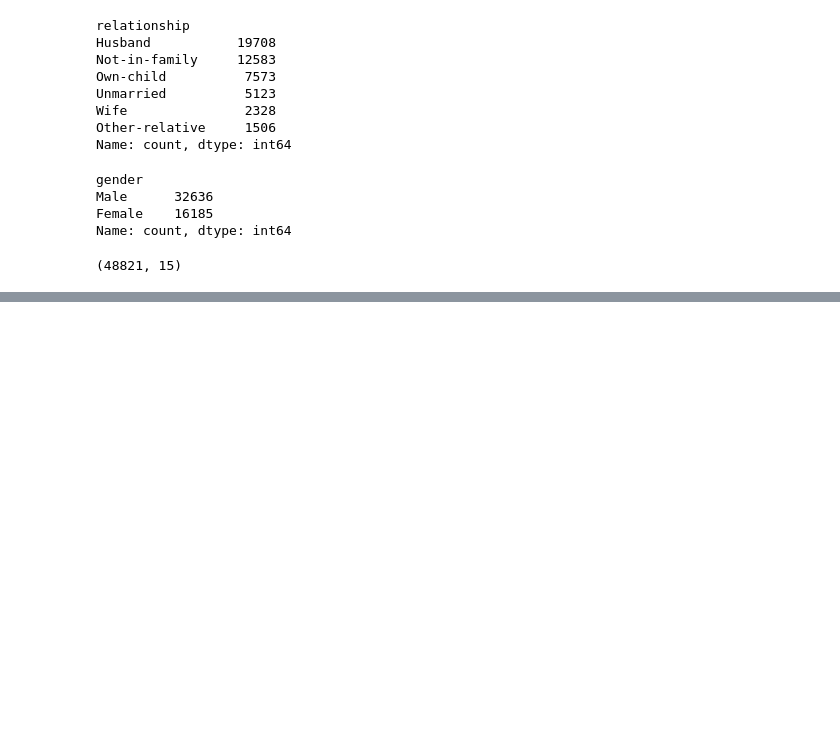
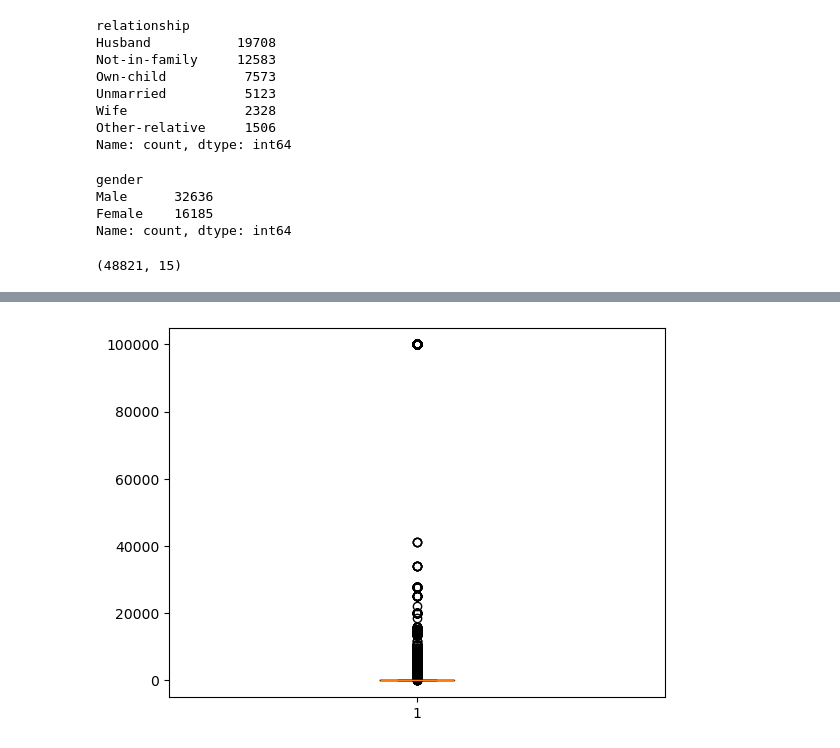
Before and after one commit to Saabitra/employee-salary-prediction, a Jupyter notebook: employee_salary_prediction.ipynb, the cells around one changed output, grey strips where cells are left out. Drawn from its saved outputs; the diff is of its cells as text; code cells hidden in the pictures; blank space fills up the shorter version.

```diff
--- a/employee_salary_prediction.ipynb
+++ b/employee_salary_prediction.ipynb
@@ -160,0 +182,5 @@ data.shape
+# %%
+plt.boxplot(data['capital-gain'])
+plt.show()
+# %% [output]
+[figure, added]
```
Also changed, not shown: parts of 18 cells of this notebook.
